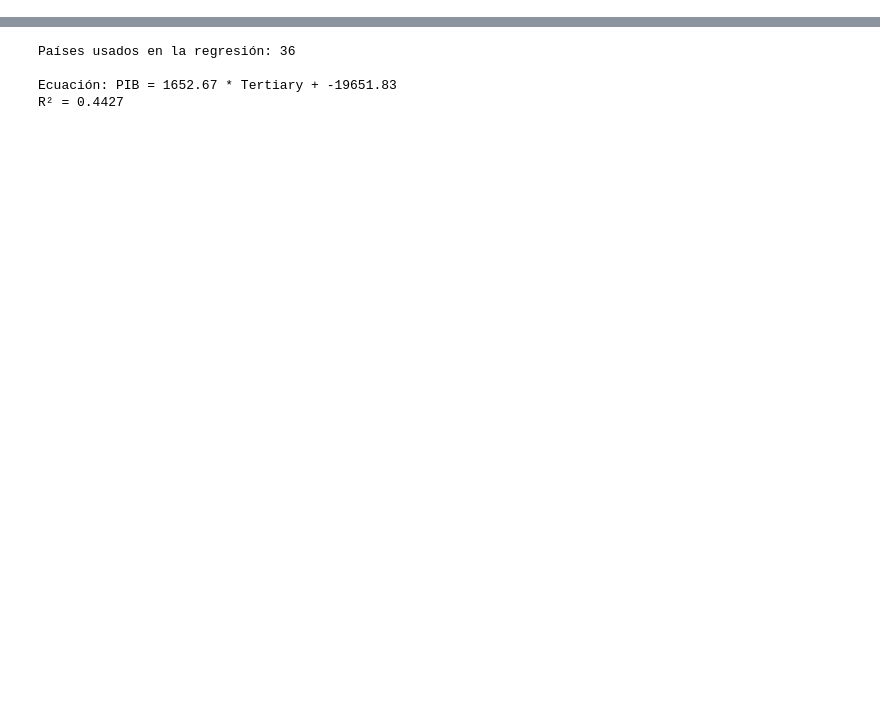
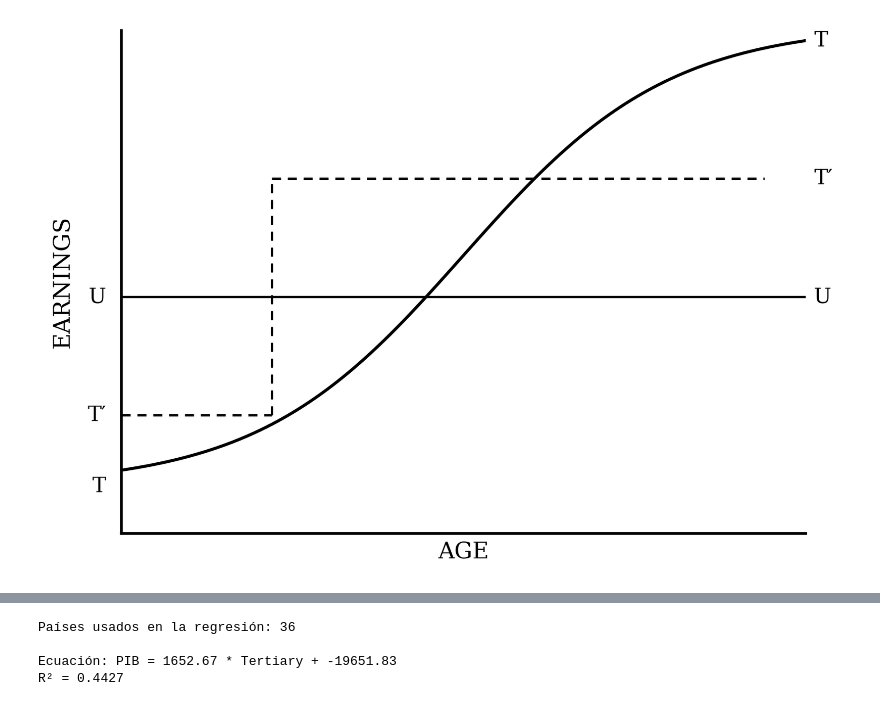
Before and after one commit to JesusSanchezM/4.-Multidimensional-School-Attendance-Modeling-Framework, a Jupyter notebook: notebooks/02_marco_teorico.ipynb, the cells around one changed output, grey strips where cells are left out. Saved outputs shown, nothing was run; the diff lists cells and outputs as text; code cells hidden in the pictures; blank space fills up the shorter version.

```diff
--- a/notebooks/02_marco_teorico.ipynb
+++ b/notebooks/02_marco_teorico.ipynb
@@ -13,0 +1,95 @@ Note: you may need to restart the kernel to use updated packages.
+# %%
+import numpy as np
+import matplotlib.pyplot as plt
+
+# =====================================================
+# FIGURE NUMBER
+# =====================================================
+FIG_NUM = '2.1'
+
+# =====================================================
+# UNIFIED ACADEMIC STYLE
+# =====================================================
+plt.rcParams.update({
+    'font.family': 'serif',
+    'font.size': 11,
+    'axes.labelsize': 11,
+    'xtick.labelsize': 10,
+    'ytick.labelsize': 10,
+    'figure.dpi': 300
+})
+
+# =====================================================
+# FIGURA
+# =====================================================
+fig, ax = plt.subplots(figsize=(6.5, 4.8))
+
+# Curva sigmoide
+x = np.linspace(0, 10, 500)
+y = 0.18 + 0.78/(1 + np.exp(-(x - 5)/1.5))
+ax.plot(x, y, color='black', linewidth=1.6)
+
+# Línea horizontal sólida (U)
+ax.hlines(0.50, 0, 10, colors='black', linewidth=1.2)
+
+# Línea horizontal discontinua (T')
+ax.hlines(0.70, 2.2, 9.4,
+          colors='black',
+          linestyles=(0, (4, 3)),
+          linewidth=1.2)
+
+# Escalón discontinuo
+ax.vlines(2.2, 0.30, 0.70,
+          colors='black',
+          linestyles=(0, (4, 3)),
+          linewidth=1.2)
+
+ax.hlines(0.30, 0, 2.2,
+          colors='black',
+          linestyles=(0, (4, 3)),
+          linewidth=1.2)
+
+# =====================================================
+# ETIQUETAS
+# =====================================================
+ax.text(-0.22, 0.18, 'T', ha='right', va='center')
+ax.text(-0.22, 0.30, "T′", ha='right', va='center')
+ax.text(-0.22, 0.50, 'U', ha='right', va='center')
+
+ax.text(10.12, y[-1], 'T', ha='left', va='center')
+ax.text(10.12, 0.70, "T′", ha='left', va='center')
+ax.text(10.12, 0.50, 'U', ha='left', va='center')
+
+# =====================================================
+# FORMATO DE EJES
+# =====================================================
+ax.set_xlim(0, 10)
+ax.set_ylim(0.1, 0.95)
+
+ax.set_xlabel('AGE', fontsize=12)
+ax.set_ylabel('EARNINGS', fontsize=12, labelpad=25)
+
+ax.set_xticks([])
+ax.set_yticks([])
+
+ax.spines['top'].set_visible(False)
+ax.spines['right'].set_visible(False)
+
+ax.spines['left'].set_linewidth(1.5)
+ax.spines['bottom'].set_linewidth(1.5)
+
+# ------------------------------------------------------------------
+# 6. GUARDAR EN SVG Y PDF
+# ------------------------------------------------------------------
+plt.savefig('Figura_2.1.svg', format='svg', bbox_inches='tight')
+plt.savefig('Figura_2.1.pdf', format='pdf', bbox_inches='tight')
+
+plt.show()
+
+# ------------------------------------------------------------------
+# 7. MOSTRAR TABLA
+# ------------------------------------------------------------------
+print("\nTabla de países utilizados:")
+print("No aplica para esta figura.")
+# %% [output]
+[figure, added]
```
Also changed, not shown: parts of 2 cells of this notebook, 8 other files.
